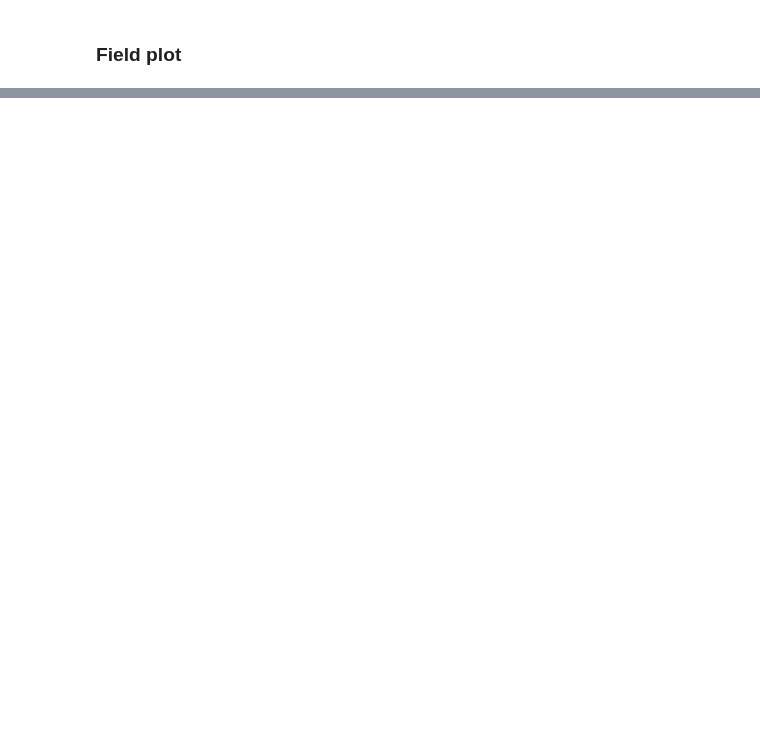
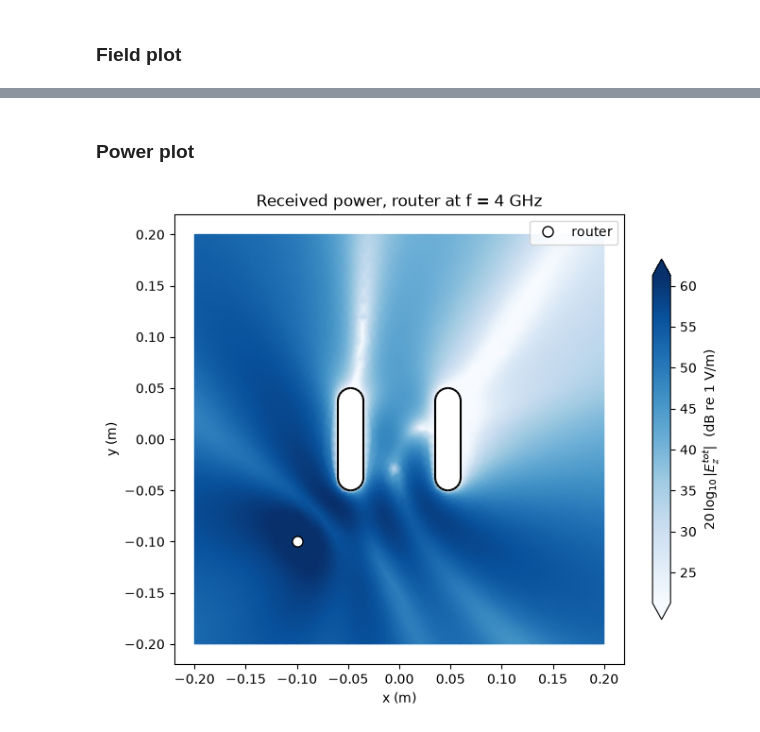
Before and after one commit to tenderribs/wifi-room-mom, a Jupyter notebook: main.ipynb, the cells around one changed output, grey strips where cells are left out. Cells and saved outputs as stored; diff of their text form; code cells hidden in the pictures; blank space fills up the shorter version.

```diff
--- a/main.ipynb
+++ b/main.ipynb
@@ -203,0 +226,33 @@ plt.show()
+# %% [markdown]
+### Power plot
+# %%
+# Power density goes as |E|^2, so in dB: 10*log10(|E|^2) = 20*log10(|E|).
+# Fixed reference (1 V/m) rather than normalising to the max, so plots from
+# different router positions / frequencies share one scale.
+E_FLOOR = 1e-12  # |E_tot| = 0 on the PEC walls; clip so log10 stays finite
+power_db = 20 * np.log10(np.maximum(np.abs(Etot), E_FLOOR))
+
+# Nodes right next to the router are huge (log singularity of H0), so a
+# percentile instead of the max sets the top of the colour scale; those few
+# nodes just saturate. Show a fixed dynamic range below it.
+DYN_RANGE_DB = 40
+p_max = np.percentile(power_db, 99)
+p_min = p_max - DYN_RANGE_DB
+
+fig, ax = plt.subplots(figsize=(7, 5.5), layout="constrained")
+im = ax.tripcolor(
+    tri, power_db, shading="gouraud", cmap="Blues", vmin=p_min, vmax=p_max
+)
+ax.add_collection(LineCollection(list(pec_xy), colors="black", linewidths=1.5))
+if SRC == "router":
+    ax.plot(*rs, ls="none", marker="o", ms=8, mfc="white", mec="black", label="router")
+    ax.legend(loc="upper right")
+ax.set_aspect("equal")
+ax.set_xlabel("x (m)")
+ax.set_ylabel("y (m)")
+ax.set_title(f"Received power, {SRC.replace('_', ' ')} at f = {F_HZ / 1e9:.0f} GHz")
+cbar = fig.colorbar(im, ax=ax, shrink=0.8, extend="both")
+cbar.set_label(r"$20\,\log_{10}|E_z^{tot}|$  (dB re 1 V/m)")
+plt.show()
+# %% [output]
+[figure, added]
```
Also changed, not shown: parts of 8 cells of this notebook, 4 other files.
